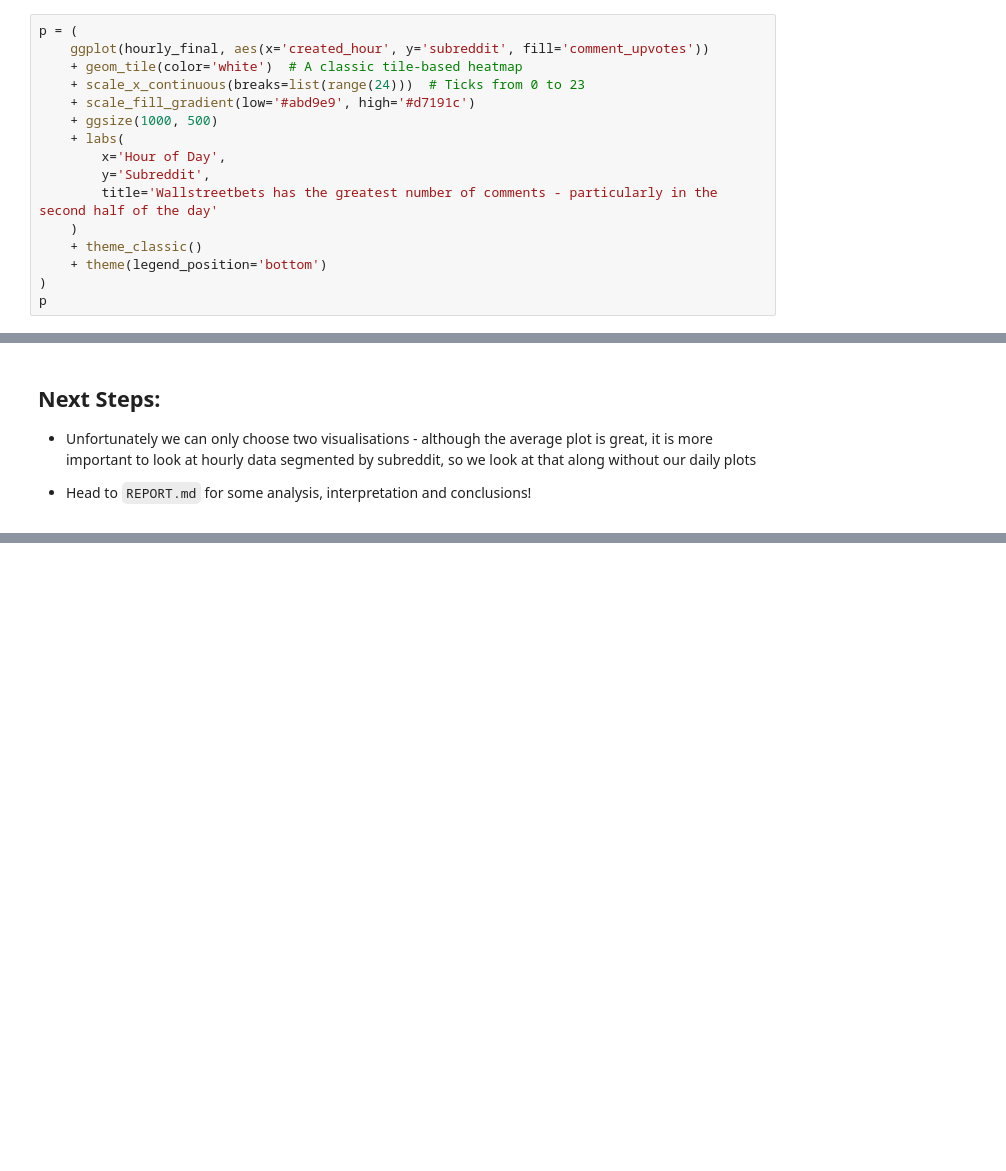
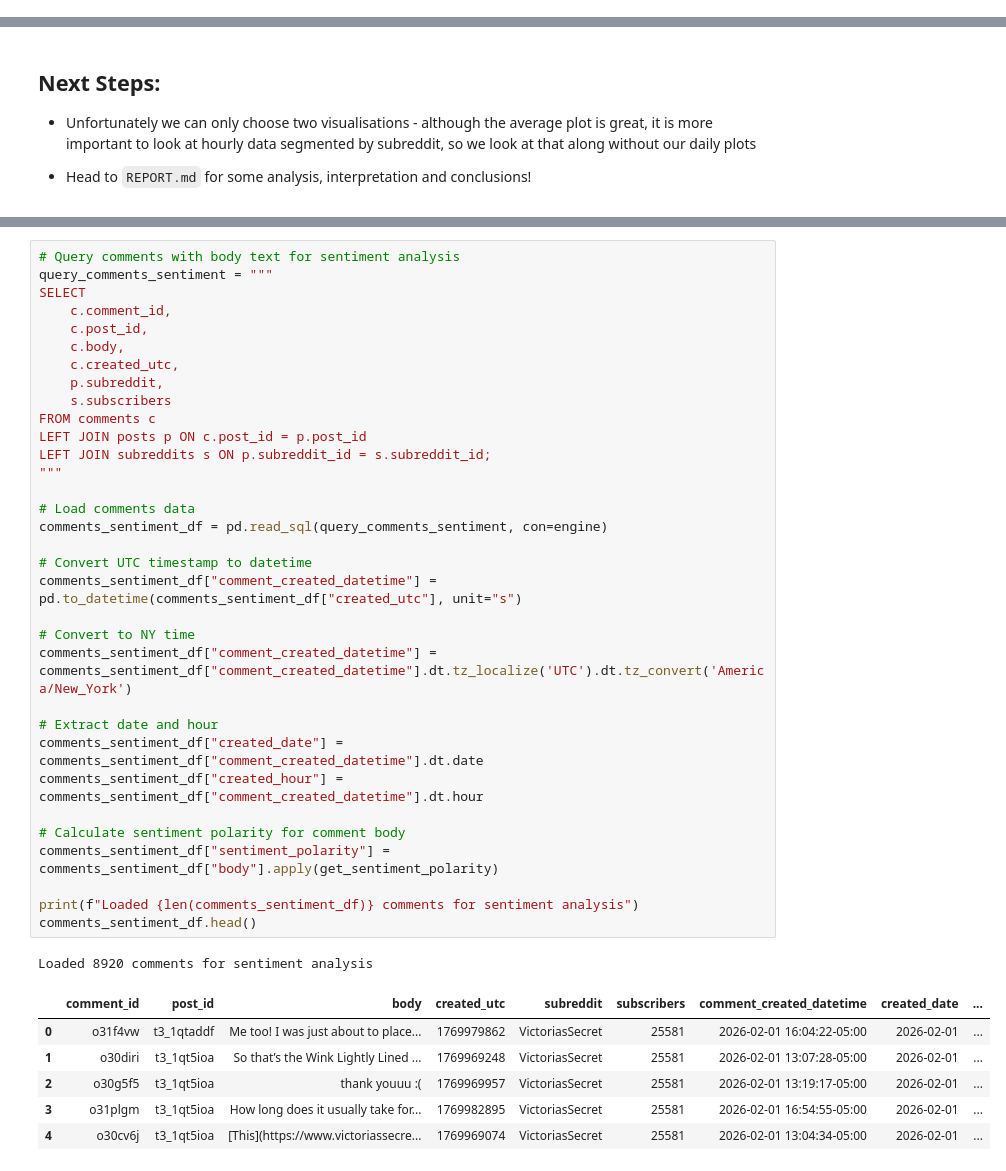
Before and after one commit to smyea/vsco, a Jupyter notebook: notebooks/NB02 - Exploratory Data Analysis.ipynb, the cells around one changed output, grey strips where cells are left out. Saved outputs shown, nothing was run; the diff lists cells and outputs as text; blank space fills up the shorter version.

```diff
--- a/notebooks/NB02 - Exploratory Data Analysis.ipynb
+++ b/notebooks/NB02 - Exploratory Data Analysis.ipynb
@@ -224,16 +278,0 @@ Let's explore a couple ways we can plot some data, starting with a heatmap!
-# %%
-p = (
-    ggplot(hourly_final, aes(x='created_hour', y='subreddit', fill='comment_upvotes'))
-    + geom_tile(color='white')  # A classic tile-based heatmap
-    + scale_x_continuous(breaks=list(range(24)))  # Ticks from 0 to 23
-    + scale_fill_gradient(low='#abd9e9', high='#d7191c')
-    + ggsize(1000, 500)
-    + labs(
-        x='Hour of Day',
-        y='Subreddit',
-        title='Wallstreetbets has the greatest number of comments - particularly in the second half of the day'
-    )
-    + theme_classic()
-    + theme(legend_position='bottom')
-)
-p
@@ -716,0 +667,41 @@ Below are some dates I've collected that are notable over the past few weeks. It
+# %%
+# Query comments with body text for sentiment analysis
+query_comments_sentiment = """
+SELECT
+    c.comment_id,
+    c.post_id,
+    c.body,
+    c.created_utc,
+    p.subreddit,
+    s.subscribers
+FROM comments c
+LEFT JOIN posts p ON c.post_id = p.post_id
+LEFT JOIN subreddits s ON p.subreddit_id = s.subreddit_id;
+"""
+
+# Load comments data
+comments_sentiment_df = pd.read_sql(query_comments_sentiment, con=engine)
+
+# Convert UTC timestamp to datetime
+comments_sentiment_df["comment_created_datetime"] = pd.to_datetime(comments_sentiment_df["created_utc"], unit="s")
+
+# Convert to NY time
+comments_sentiment_df["comment_created_datetime"] = comments_sentiment_df["comment_created_datetime"].dt.tz_localize('UTC').dt.tz_convert('America/New_York')
+
+# Extract date and hour
+comments_sentiment_df["created_date"] = comments_sentiment_df["comment_created_datetime"].dt.date
+comments_sentiment_df["created_hour"] = comments_sentiment_df["comment_created_datetime"].dt.hour
+
+# Calculate sentiment polarity for comment body
+comments_sentiment_df["sentiment_polarity"] = comments_sentiment_df["body"].apply(get_sentiment_polarity)
+
+print(f"Loaded {len(comments_sentiment_df)} comments for sentiment analysis")
+comments_sentiment_df.head()
+# %% [output]
+Loaded 8920 comments for sentiment analysis
+|  | comment_id | post_id | body | created_utc | subreddit | subscribers | comment_created_datetime | created_date | ... |
+| 0 | o31f4vw | t3_1qtaddf | Me too! I was just about to place... | 1769979862 | VictoriasSecret | 25581 | 2026-02-01 16:04:22-05:00 | 2026-02-01 | ... |
+| 1 | o30diri | t3_1qt5ioa | So that’s the Wink Lightly Lined ... | 1769969248 | VictoriasSecret | 25581 | 2026-02-01 13:07:28-05:00 | 2026-02-01 | ... |
+| 2 | o30g5f5 | t3_1qt5ioa | thank youuu :( | 1769969957 | VictoriasSecret | 25581 | 2026-02-01 13:19:17-05:00 | 2026-02-01 | ... |
+| 3 | o31plgm | t3_1qt5ioa | How long does it usually take for... | 1769982895 | VictoriasSecret | 25581 | 2026-02-01 16:54:55-05:00 | 2026-02-01 | ... |
+| 4 | o30cv6j | t3_1qt5ioa | [This](https://www.victoriassecre... | 1769969074 | VictoriasSecret | 25581 | 2026-02-01 13:04:34-05:00 | 2026-02-01 | ... |
```
Also changed, not shown: parts of 51 cells of this notebook, 4 other files.
